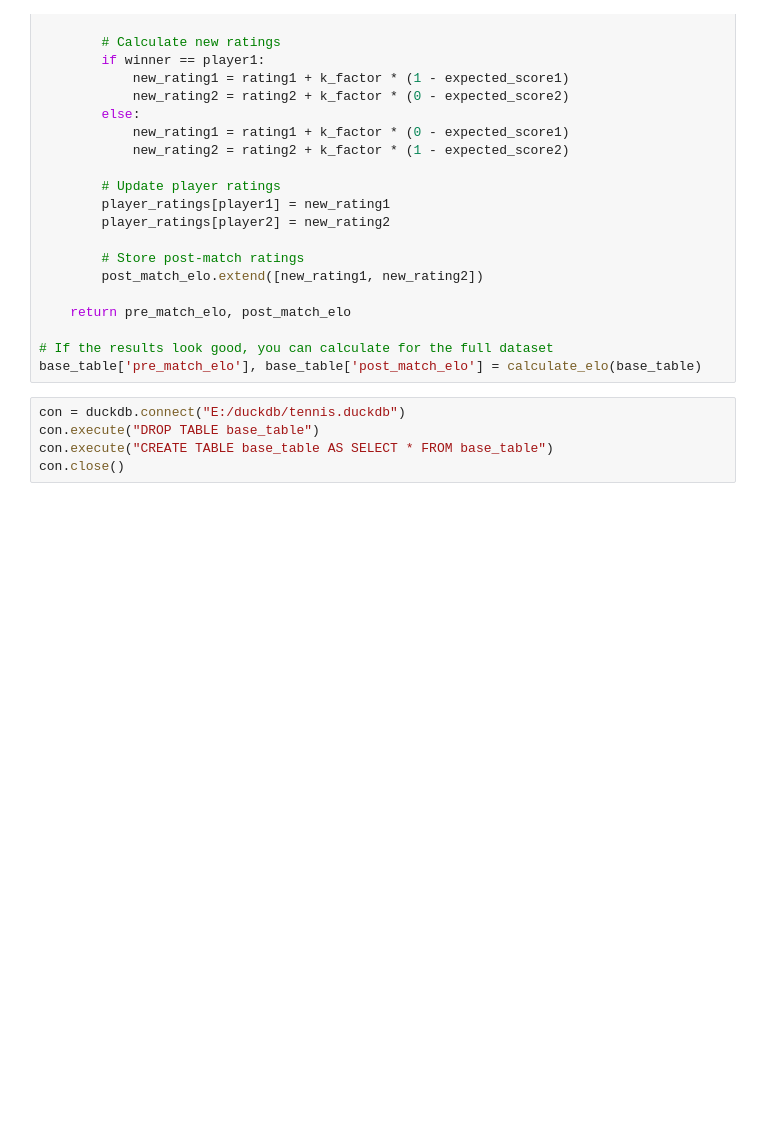
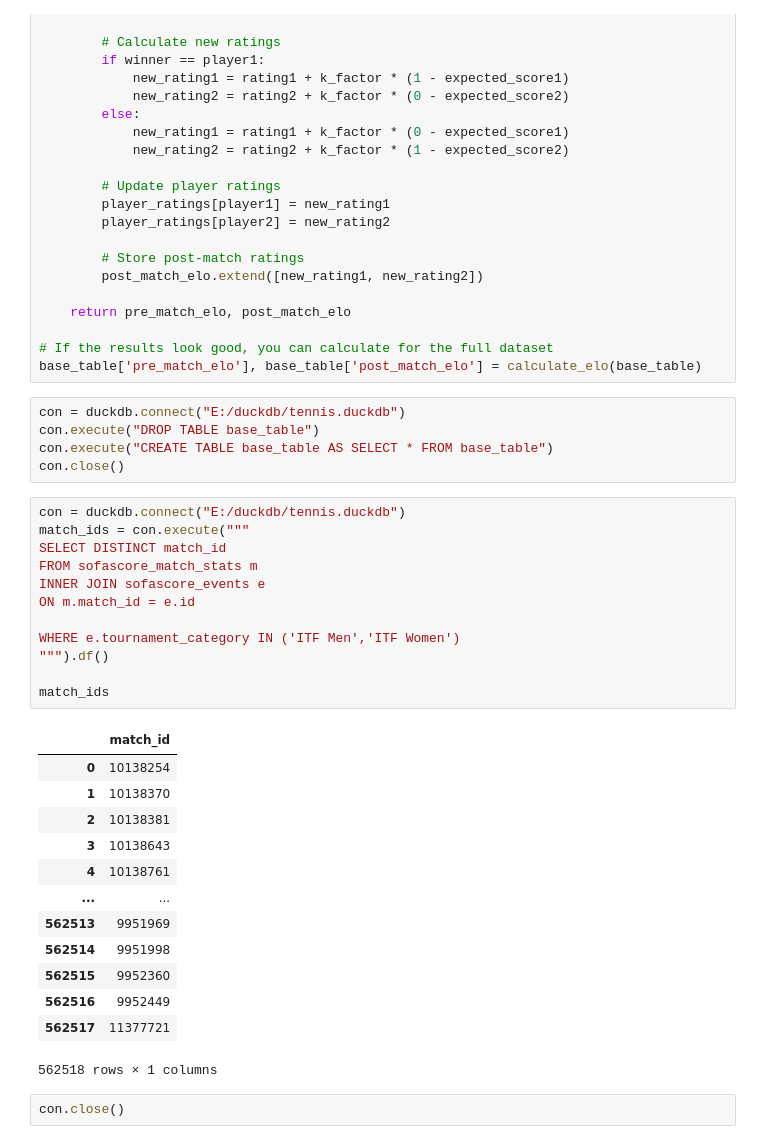
Before and after one commit to vladgav23/tennis-model, a Jupyter notebook: data/notebooks/base-table.ipynb, the cells around one changed output. Cells and saved outputs as stored; diff of their text form; blank space fills up the shorter version.

```diff
--- a/data/notebooks/base-table.ipynb
+++ b/data/notebooks/base-table.ipynb
@@ -236,3 +236,31 @@ con = duckdb.connect("E:/duckdb/tennis.duckdb")
 con.execute("DROP TABLE base_table")
 con.execute("CREATE TABLE base_table AS SELECT * FROM base_table")
 con.close()
+# %%
+con = duckdb.connect("E:/duckdb/tennis.duckdb")
+match_ids = con.execute("""
+SELECT DISTINCT match_id
+FROM sofascore_match_stats m
+INNER JOIN sofascore_events e
+ON m.match_id = e.id
+
+WHERE e.tournament_category IN ('ITF Men','ITF Women')
+""").df()
+
+match_ids
+# %% [output]
+|  | match_id |
+| 0 | 10138254 |
+| 1 | 10138370 |
+| 2 | 10138381 |
+| 3 | 10138643 |
+| 4 | 10138761 |
+| ... | ... |
+| 562513 | 9951969 |
+| 562514 | 9951998 |
+| 562515 | 9952360 |
+| 562516 | 9952449 |
+| 562517 | 11377721 |
+562518 rows × 1 columns
+# %%
+con.close()
```
Also changed, not shown: 4 other files.
